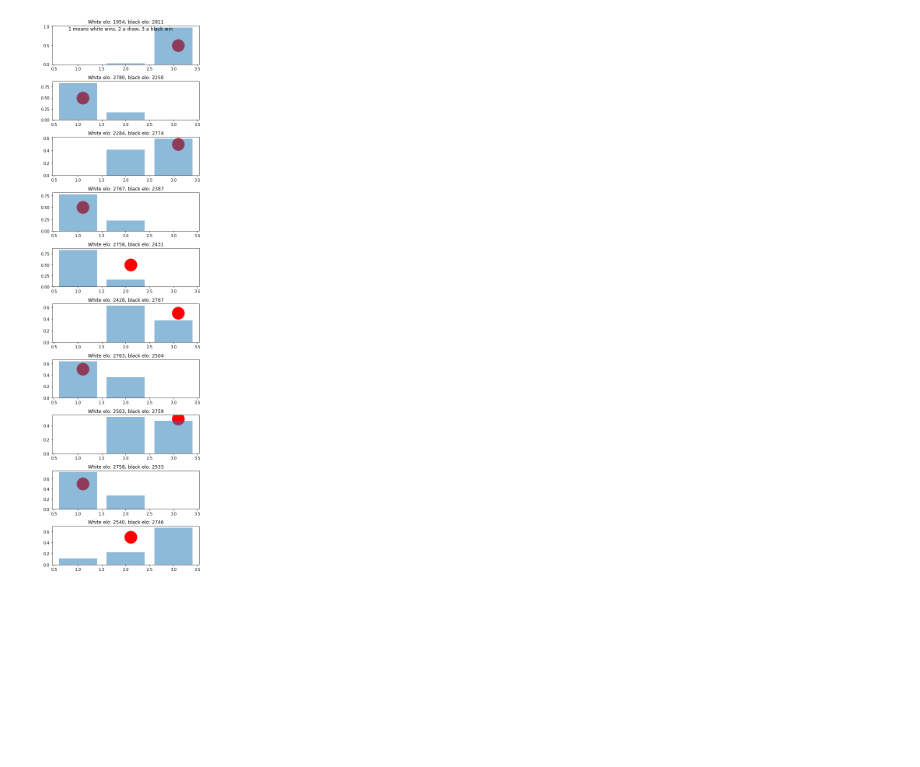
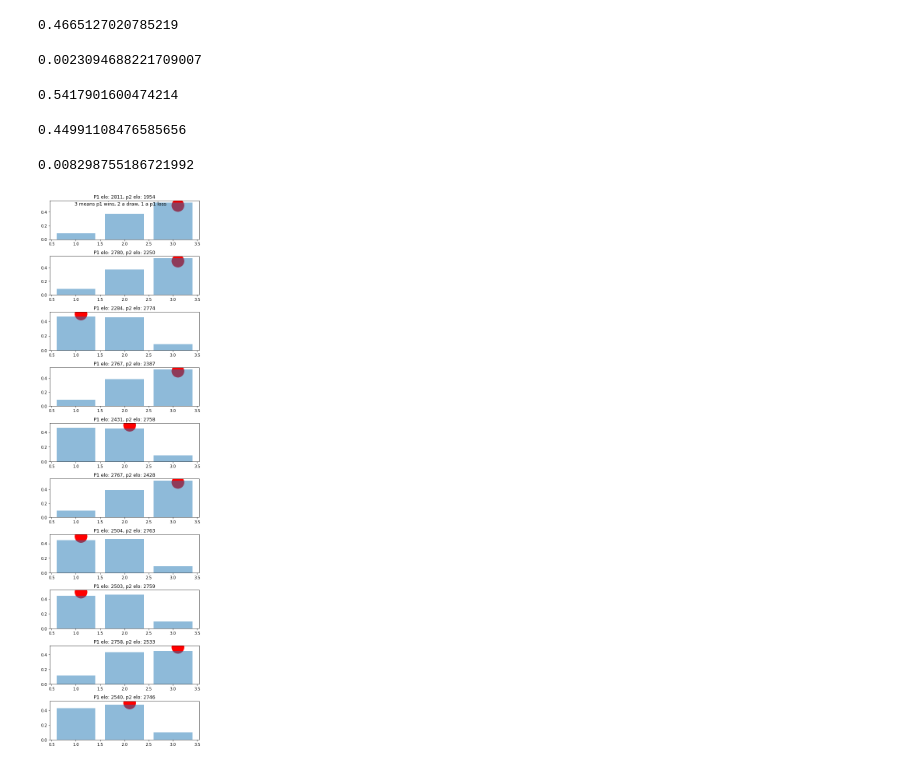
Before and after one commit to maw501/bayesian-chess-prediction, a Jupyter notebook: notebooks/3.machine_learning_baseline.ipynb, the cells around one changed output. Cells and saved outputs as stored; diff of their text form; code cells hidden in the pictures; blank space fills up the shorter version.

```diff
--- a/notebooks/3.machine_learning_baseline.ipynb
+++ b/notebooks/3.machine_learning_baseline.ipynb
@@ -7,8 +9,6 @@ from sklearn.ensemble import RandomForestClassifier
 # %%
-df = pd.read_csv("../data/processed_data.csv", parse_dates=["date"])
-
-df["year"] = df["date"].dt.year
-df["white_outcome"] = (3 - df["white_score"] * 2).astype(int)
+df = create_df("../data/games.csv")
+df["p1_outcome"] = (1 + df["p1_score"] * 2).astype(int)
 
 train = df.loc[df["date"] < "2019-01-01"]
 test = df.loc[df["date"] >= "2019-01-01"]
@@ -17,4 +15,5 @@ cols = ["white_elo", "black_elo"]
 # %%
-clf = RandomForestClassifier()
-clf.fit(train[cols].values, train["white_outcome"].values)
+cols = ["p1_elo", "p2_elo"]
+clf = RandomForestClassifier(max_depth=2, n_estimators=25)
+clf.fit(train[cols].values, np.array(train["p1_outcome"].values))
 # %% [output]
@@ -30,19 +32,39 @@ np.mean(ypred_cls == test["white_outcome"].values)
+# %%
+np.mean(np.abs(test["p1_outcome"].values - ypred_cls) == 1)
+# %% [output]
+0.4665127020785219
+# %%
+np.mean(np.abs(test["p1_outcome"].values - ypred_cls) == 2)
+# %% [output]
+0.0023094688221709007
+# %%
+np.mean(np.abs(train["p1_outcome"].values - ypred_cls_train) == 0)
+# %% [output]
+0.5417901600474214
+# %%
+np.mean(np.abs(train["p1_outcome"].values - ypred_cls_train) == 1)
+# %% [output]
+0.44991108476585656
+# %%
+np.mean(np.abs(train["p1_outcome"].values - ypred_cls_train) == 2)
+# %% [output]
+0.008298755186721992
 # %%
 plot_n = 10
 reverse = False
 
 fig, ax = plt.subplots(plot_n, 1, figsize=(6, 20))
 ax = ax.ravel()
 
 for i in range(plot_n):
     ax[i].scatter(
-        test["white_outcome"].values[i] + 0.1, 0.5, color="red", s=1000
+        test["p1_outcome"].values[i] + 0.1, 0.5, color="red", s=1000
     )
     ax[i].bar(range(1, 4), ypred[i, :], alpha=0.5)
     ax[i].set_title(
-        f"White elo: {test.white_elo.values[i]:.0f}, black elo: {test.black_elo.values[i]:.0f}"
+        f"P1 elo: {test['p1_elo'].values[i]:.0f}, p2 elo: {test['p2_elo'].values[i]:.0f}"
     )
 plt.tight_layout()
-plt.suptitle("1 means white wins, 2 a draw, 3 a black win");
+plt.suptitle("3 means p1 wins, 2 a draw, 1 a p1 loss");
 # %% [output]
-[figure, old version]
+[figure, new version]
```
Also changed, not shown: parts of 6 cells of this notebook.
